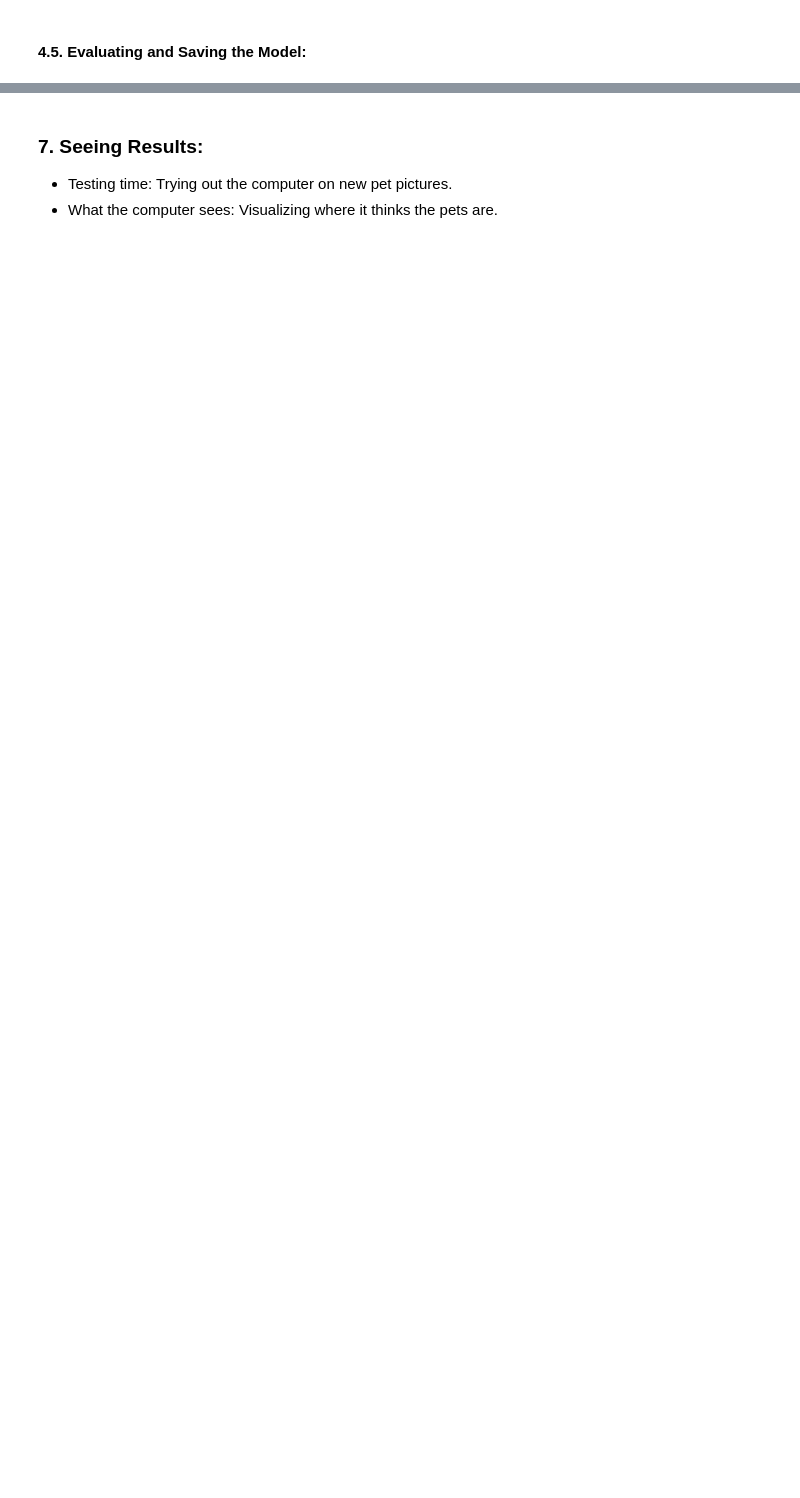
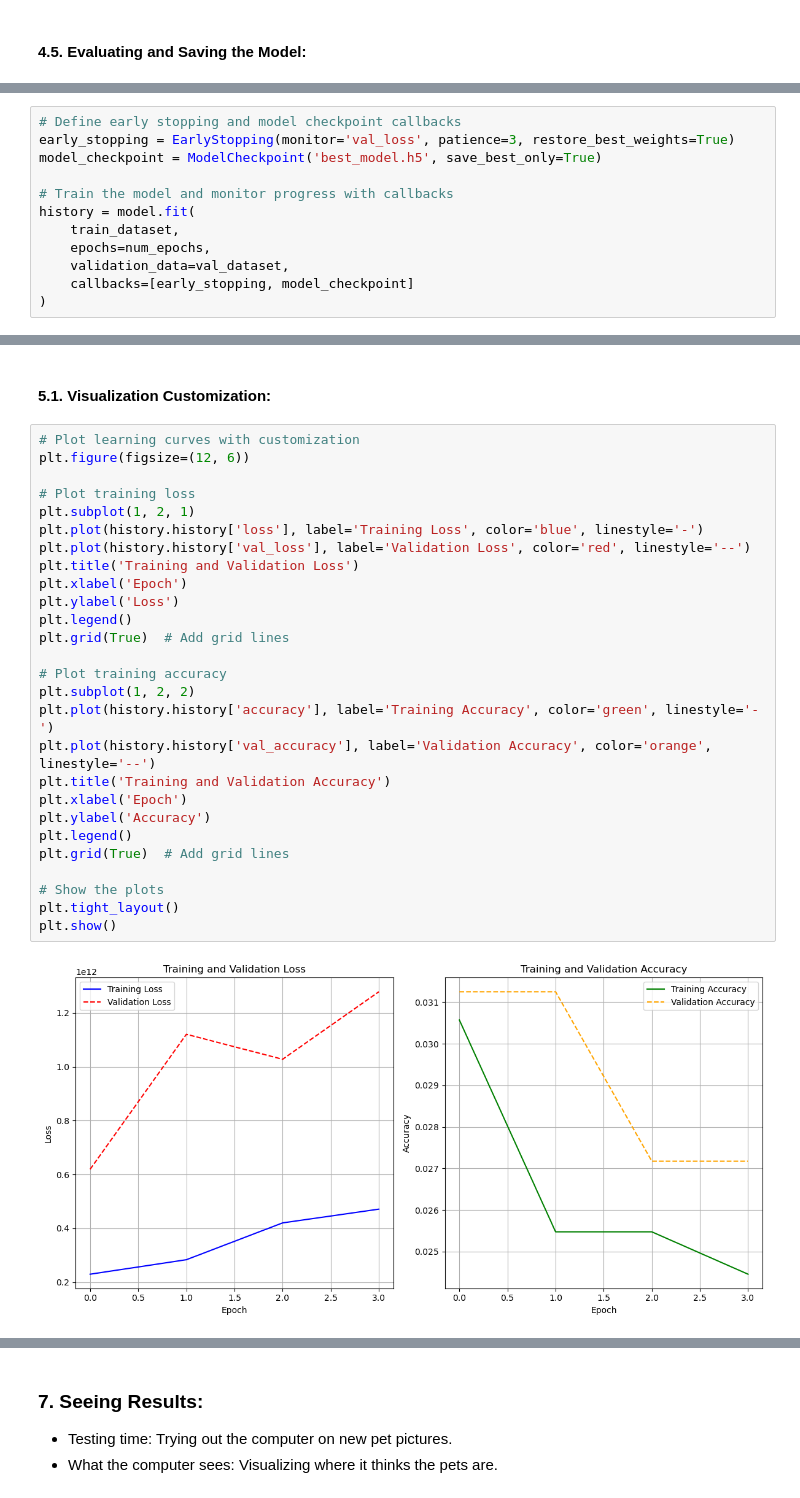
Before and after one commit to borisov5/Deep-Learning-December-2023, a Jupyter notebook: My project/Ivelin_Borisov_Deep_learning_project.ipynb, the cells around one changed output, grey strips where cells are left out. Drawn from its saved outputs; the diff is of its cells as text; blank space fills up the shorter version.

```diff
--- a/My project/Ivelin_Borisov_Deep_learning_project.ipynb
+++ b/My project/Ivelin_Borisov_Deep_learning_project.ipynb
@@ -240,0 +419,12 @@ model.save("custom_pet_detection_model")
+# %%
+# Define early stopping and model checkpoint callbacks
+early_stopping = EarlyStopping(monitor='val_loss', patience=3, restore_best_weights=True)
+model_checkpoint = ModelCheckpoint('best_model.h5', save_best_only=True)
+
+# Train the model and monitor progress with callbacks
+history = model.fit(
+    train_dataset,
+    epochs=num_epochs,
+    validation_data=val_dataset,
+    callbacks=[early_stopping, model_checkpoint]
+)
@@ -240,0 +511,31 @@ model.save("custom_pet_detection_model")
+# %% [markdown]
+#### 5.1. Visualization Customization:
+# %%
+# Plot learning curves with customization
+plt.figure(figsize=(12, 6))
+
+# Plot training loss
+plt.subplot(1, 2, 1)
+plt.plot(history.history['loss'], label='Training Loss', color='blue', linestyle='-')
+plt.plot(history.history['val_loss'], label='Validation Loss', color='red', linestyle='--')
+plt.title('Training and Validation Loss')
+plt.xlabel('Epoch')
+plt.ylabel('Loss')
+plt.legend()
+plt.grid(True)  # Add grid lines
+
+# Plot training accuracy
+plt.subplot(1, 2, 2)
+plt.plot(history.history['accuracy'], label='Training Accuracy', color='green', linestyle='-')
+plt.plot(history.history['val_accuracy'], label='Validation Accuracy', color='orange', linestyle='--')
+plt.title('Training and Validation Accuracy')
+plt.xlabel('Epoch')
+plt.ylabel('Accuracy')
+plt.legend()
+plt.grid(True)  # Add grid lines
+
+# Show the plots
+plt.tight_layout()
+plt.show()
+# %% [output]
+[figure, added]
```
Also changed, not shown: parts of 89 cells of this notebook.
